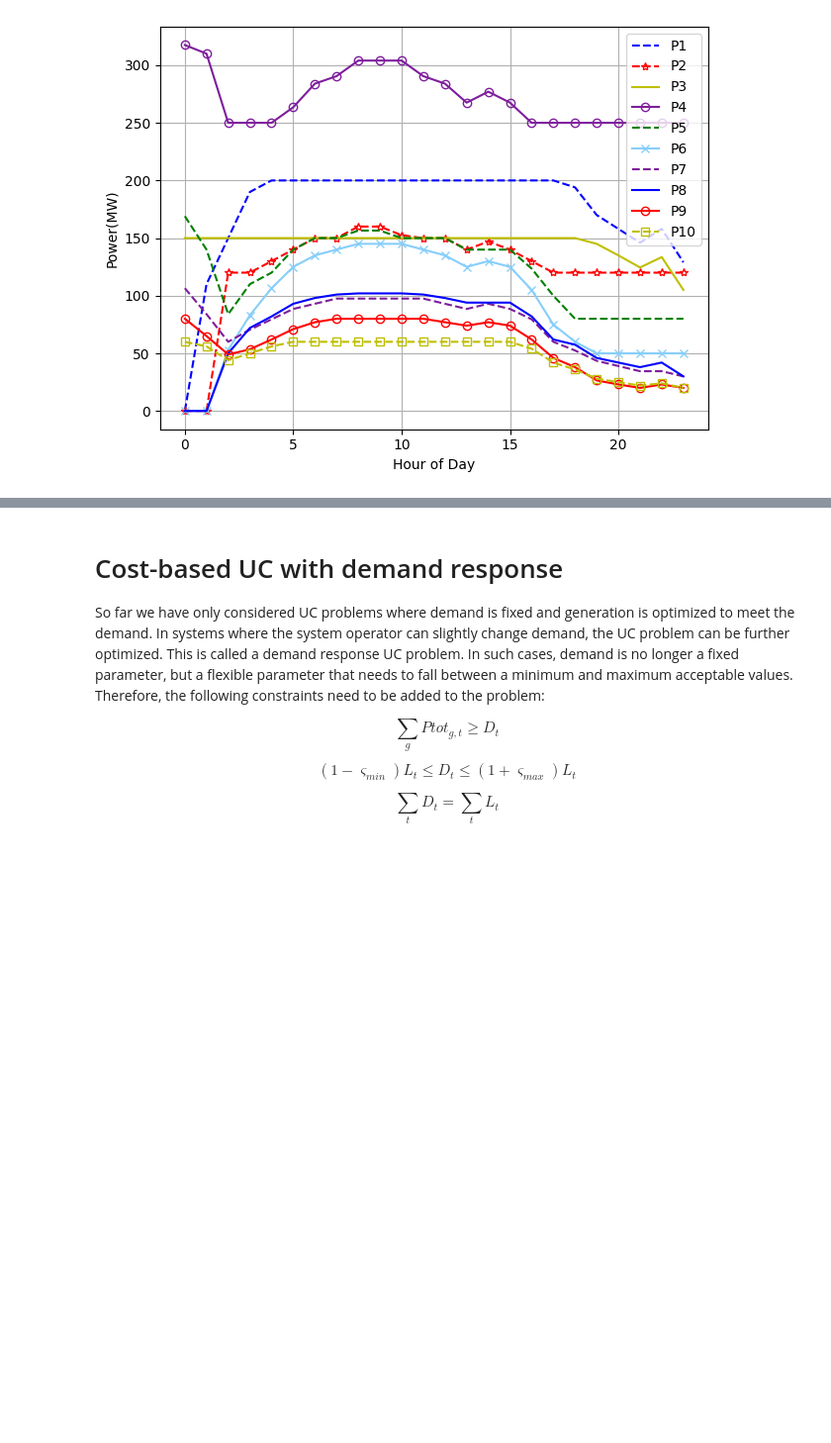
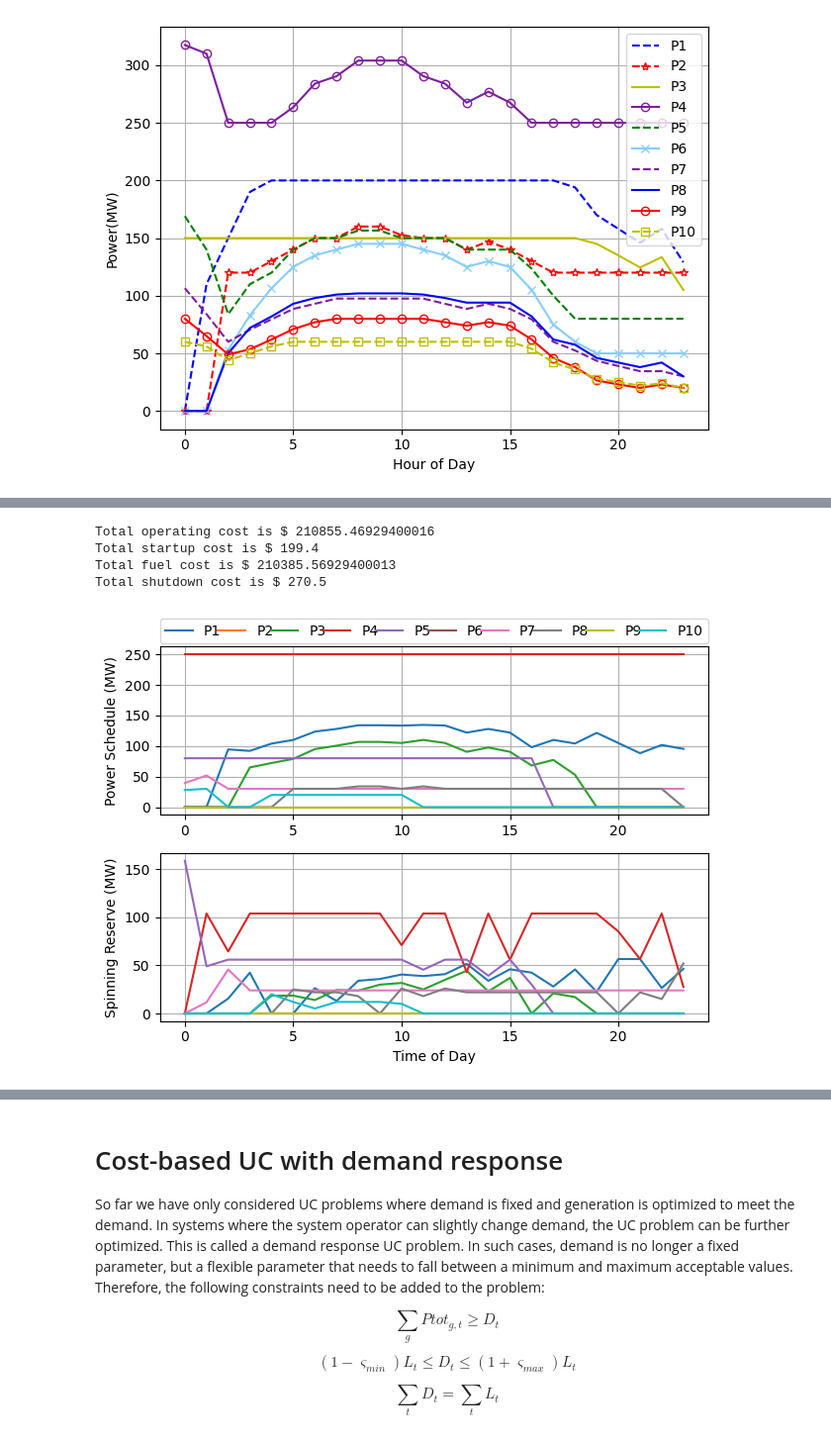
Before and after one commit to mohsenvahidzadeh/Energy_Optimization_Notebooks, a Jupyter notebook: Unit_Commitment_Pyomo.ipynb, the cells around one changed output, grey strips where cells are left out. Shown at 99% size. Saved outputs shown, nothing was run; the diff lists cells and outputs as text; code cells hidden in the pictures; blank space fills up the shorter version.

```diff
--- a/Unit_Commitment_Pyomo.ipynb
+++ b/Unit_Commitment_Pyomo.ipynb
@@ -180,6 +180,8 @@ UC_df.head()
 # %%
 demands = [883, 915, 1010, 1149, 1236, 1331, 1397, 1419, 1455, 1455, 1441, 1419, 1397, 1339, 1368, 1339, 1236,\
            1105, 1038, 959, 922, 885, 915, 834]
+lambdas = [14.72, 15.62, 15.62, 15.62, 15, 16, 20, 23.5, 24, 21, 20, 17, 18, 17.5, 18.8, 17.5, 23.5, \
+                     18.8, 18.9, 18.9, 20.9, 20.9, 20.5, 15.62]
 # %%
 model = ConcreteModel()
 
@@ -489,14 +529,35 @@ where $\gamma$ is the percentage of demand assigned as spinning reserve for resi
 for l in range(len(model.L)):
     model.L[l+1] = demands[l] * 0.45
 
-# deactivate constraints for spinning reserve
-model.c_spinning_reserve_load.deactivate()
-
-model.c_contingency.activate()
+#activate constraints for spinning reserve
+model.c_spinning_reserve.activate()
+model.c_spinning_reserve_load.activate()
 
 results = opt.solve(model)
 
 print("Total operating cost is $", value(model.objective))
-print("Total startup cost is $", sum(value(model.STC[g,t]) for g in model.g for t in model.t))
+print("Total startup cost is $", sum(value(model.SUC[g,t]) for g in model.g for t in model.t))
 print("Total fuel cost is $", sum(value(model.FC[g,t]) for g in model.g for t in model.t))
 print("Total shutdown cost is $", sum(value(model.SDC[g,t]) for g in model.g for t in model.t))
+# %% [output]
+Total operating cost is $ 210855.46929400016
+Total startup cost is $ 199.4
+Total fuel cost is $ 210385.56929400013
+Total shutdown cost is $ 270.5
+# %%
+fig, axs = plt.subplots(2, 1)
+for i in model.g:
+    axs[0].plot([value(model.Ptot[i,j]) for j in range(1,25)], label=f"P{i}")
+for i in model.g:
+    axs[1].plot([value(model.SR[i,j]) for j in range(1,25)], label=f"SR{i}")
+
+axs[0].grid(True), axs[1].grid(True)
+axs[0].legend(bbox_to_anchor=(0., 1.02, 1., .102), loc='lower left', ncols=10, mode="expand", borderaxespad=0.)
+axs[1].set_xlabel("Time of Day")
+axs[1].set_ylabel("Spinning Reserve (MW)")
+axs[0].set_ylabel("Power Schedule (MW)")
+
+fig.tight_layout()
+plt.show()
+# %% [output]
+[figure, added]
```
Also changed, not shown: parts of 13 cells of this notebook, 2 other files.
